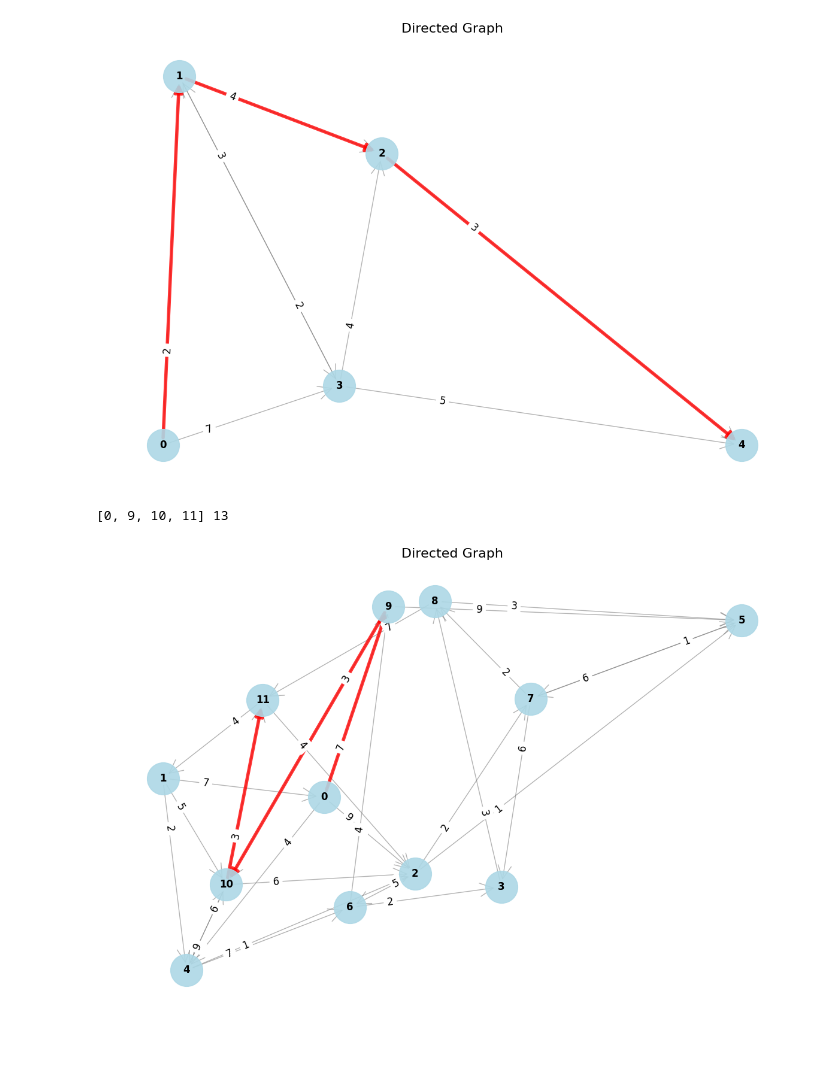
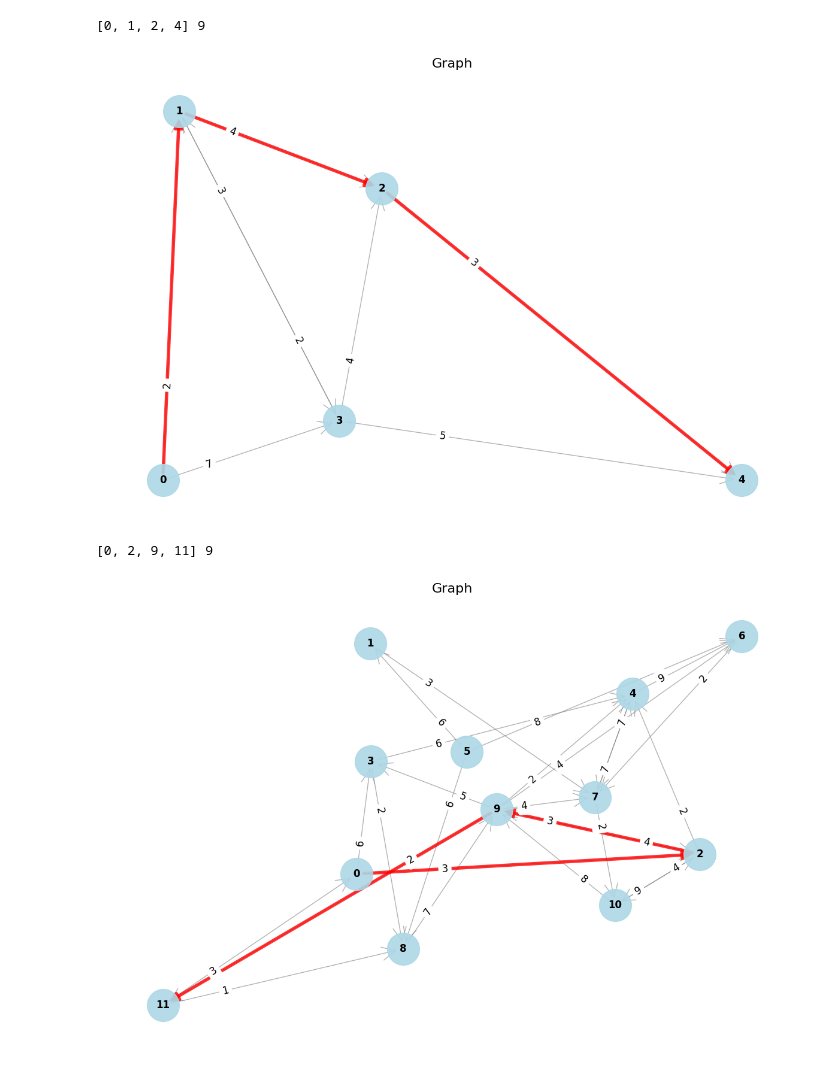
Before and after one commit to Acrylic125/sc2001-lab, a Jupyter notebook: lab2/sorting.ipynb, the cells around one changed output. Cells and saved outputs as stored; diff of their text form; code cells hidden in the pictures.

```diff
--- a/lab2/sorting.ipynb
+++ b/lab2/sorting.ipynb
@@ -137,73 +138,36 @@ print(route, d)
 # %%
-highlighted_route = []
-for i in range(1, len(route)):
-    highlighted_route.append((route[i-1], route[i]))
+adjacency_matrix = [
+  [0, 2, INF, 7, INF],
+  [INF, 0, 4, 3, INF],
+  [INF, INF, 0, INF, 3],
+  [INF, 2, 4, 0, 5],
+  [INF, INF, INF, INF, 0],
+]
+
+res = dijkstra(adjacency_matrix, 0, 4)
+if res == None:
+    raise Exception("no path found")
+route, d = res
+print(route, d)
 
 E = to_edges(adjacency_matrix)
-
-# Use DiGraph for directed edges
-G = nx.DiGraph()
-G.add_weighted_edges_from(E)
-pos = nx.spring_layout(G, seed=42)
-plt.figure(figsize=(12, 8))
-
-# Draw directed edges with arrows
-nx.draw_networkx_edges(G, pos, edge_color='gray', width=1, alpha=0.6,
-                      arrows=True, arrowsize=40, arrowstyle='->')
-
-# Draw highlighted edges (thick, red)
-nx.draw_networkx_edges(G, pos, edgelist=highlighted_route,
-                    edge_color='red', width=4, alpha=0.8, arrows=True, arrowsize=20)
-
-nx.draw_networkx_nodes(G, pos, node_color='lightblue',
-                    node_size=1500, alpha=0.9)
-nx.draw_networkx_labels(G, pos, font_size=12, font_weight='bold')
-edge_labels = nx.get_edge_attributes(G, 'weight')
-nx.draw_networkx_edge_labels(G, pos, edge_labels, font_size=12, label_pos=0.25)
-
-plt.title("Directed Graph", size=16)
-plt.axis('off')
-plt.tight_layout()
-plt.show()
+edge_route = to_edge_route(route)
+draw_graph(E, edge_route)
 # %% [output]
+[0, 1, 2, 4] 9
-[figure, old version]
+[figure, new version]
 # %%
+random.seed(69)
 N = 12
 adjacency_matrix, E = generate_graph(N, p=0.2)
 
 res = dijkstra(adjacency_matrix, 0, N-1)
 if res == None:
     raise Exception("no path found")
 route, d = res
 print(route, d)
 
-highlighted_route = []
-for i in range(1, len(route)):
-    highlighted_route.append((route[i-1], route[i]))
-
-G = nx.DiGraph()
-G.add_weighted_edges_from(E)
-pos = nx.spring_layout(G, seed=42)
-plt.figure(figsize=(12, 8))
-
-# Draw directed edges with arrows
-nx.draw_networkx_edges(G, pos, edge_color='gray', width=1, alpha=0.6,
-                      arrows=True, arrowsize=40, arrowstyle='->')
-
-# Draw highlighted edges (thick, red)
-nx.draw_networkx_edges(G, pos, edgelist=highlighted_route,
-                    edge_color='red', width=4, alpha=0.8, arrows=True, arrowsize=20)
-
-nx.draw_networkx_nodes(G, pos, node_color='lightblue',
-                    node_size=1500, alpha=0.9)
-nx.draw_networkx_labels(G, pos, font_size=12, font_weight='bold')
-edge_labels = nx.get_edge_attributes(G, 'weight')
-nx.draw_networkx_edge_labels(G, pos, edge_labels, font_size=12, label_pos=0.25)
-
-plt.title("Directed Graph", size=16)
-plt.axis('off')
-plt.tight_layout()
-plt.show()
+draw_graph(E, to_edge_route(route))
 # %% [output]
-[0, 9, 10, 11] 13
+[0, 2, 9, 11] 9
-[figure, old version]
+[figure, new version]
```
Also changed, not shown: parts of 11 cells of this notebook.
